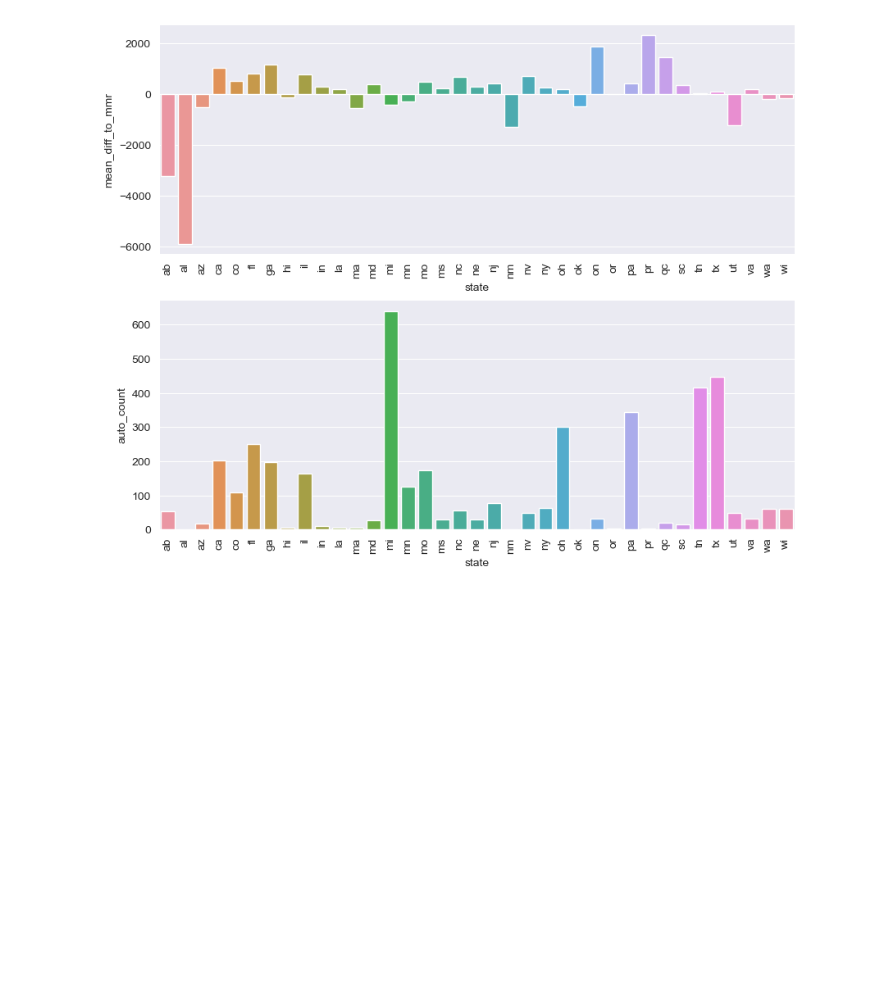
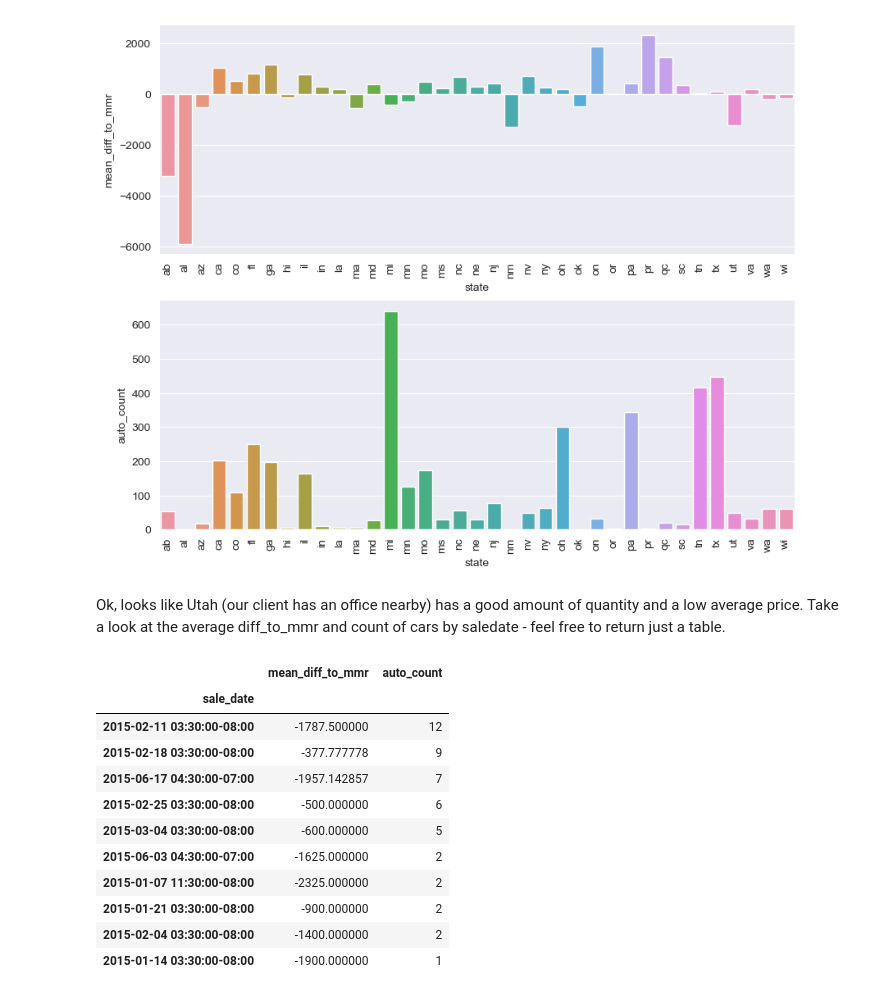
Before and after one commit to MeetPatel89/car_sales_analysis, a Jupyter notebook: notebook.ipynb, the cells around one changed output. Cells and saved outputs as stored; diff of their text form; code cells hidden in the pictures; blank space fills up the shorter version.

Commit message:
get car sales for Utah aggregated by sale date for mean diff_to_mmr and auto counts

```diff
--- a/notebook.ipynb
+++ b/notebook.ipynb
@@ -425,3 +425,20 @@ ax[1].tick_params(axis="x", labelrotation=90)
 plt.show()
 # %% [output]
 [figure]
+# %% [markdown]
+Ok, looks like Utah (our client has an office nearby) has a good amount of quantity and a low average price. Take a look at the average diff_to_mmr and count of cars by saledate - feel free to return just a table.
+# %%
+pd.read_sql(read_contents(rf"{ROOT_DIR}/sql/sale_dt_agg.sql"), sqlConn.get_sql_engine()).set_index("sale_date")
+# %% [output]
+|  | mean_diff_to_mmr | auto_count |
+| sale_date |  |  |
+| 2015-02-11 03:30:00-08:00 | -1787.500000 | 12 |
+| 2015-02-18 03:30:00-08:00 | -377.777778 | 9 |
+| 2015-06-17 04:30:00-07:00 | -1957.142857 | 7 |
+| 2015-02-25 03:30:00-08:00 | -500.000000 | 6 |
+| 2015-03-04 03:30:00-08:00 | -600.000000 | 5 |
+| 2015-06-03 04:30:00-07:00 | -1625.000000 | 2 |
+| 2015-01-07 11:30:00-08:00 | -2325.000000 | 2 |
+| 2015-01-21 03:30:00-08:00 | -900.000000 | 2 |
+| 2015-02-04 03:30:00-08:00 | -1400.000000 | 2 |
+| 2015-01-14 03:30:00-08:00 | -1900.000000 | 1 |
```
Also changed, not shown: 1 other file.
